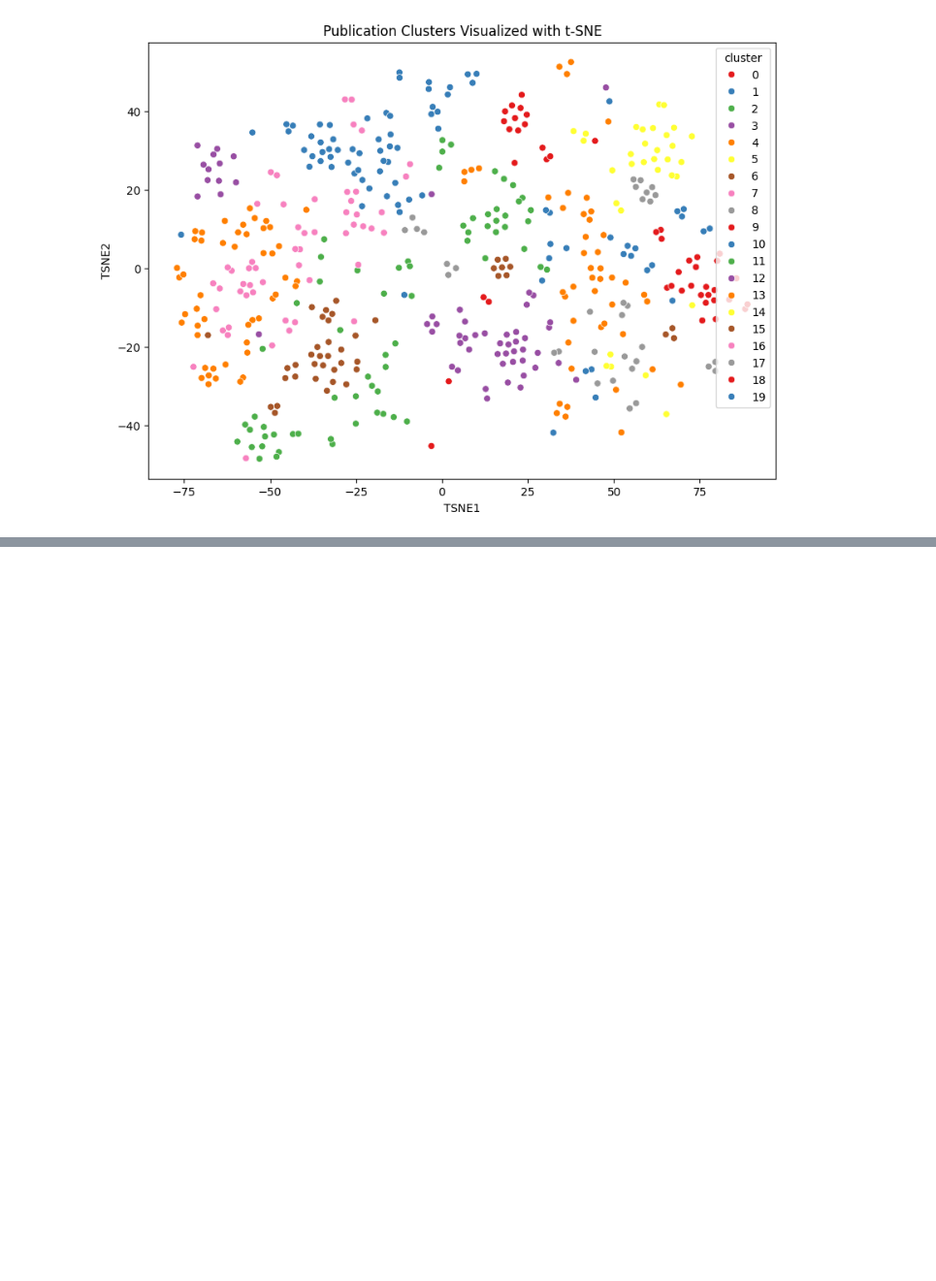
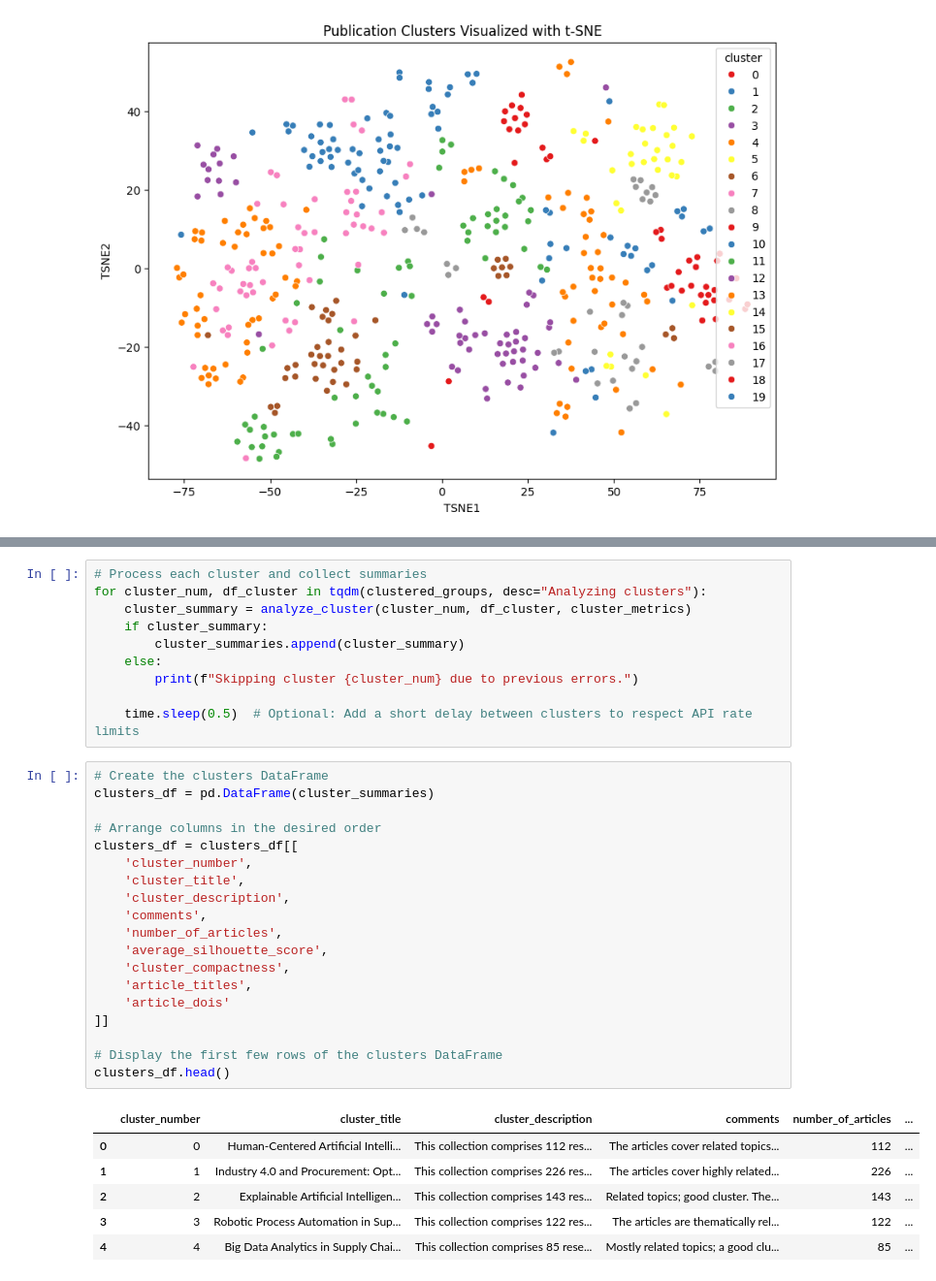
Before and after one commit to skazo4nick/tsi-sota-ai, a Jupyter notebook: notebooks/2_publications_clustering.ipynb, the cells around one changed output, grey strips where cells are left out. Shown at 97% size. Saved outputs shown, nothing was run; the diff lists cells and outputs as text; blank space fills up the shorter version.

```diff
--- a/notebooks/2_publications_clustering.ipynb
+++ b/notebooks/2_publications_clustering.ipynb
@@ -334,0 +938,36 @@ Abstract: Due to the huge surge in remote work all over the world caused by the
+# %%
+# Process each cluster and collect summaries
+for cluster_num, df_cluster in tqdm(clustered_groups, desc="Analyzing clusters"):
+    cluster_summary = analyze_cluster(cluster_num, df_cluster, cluster_metrics)
+    if cluster_summary:
+        cluster_summaries.append(cluster_summary)
+    else:
+        print(f"Skipping cluster {cluster_num} due to previous errors.")
+
+    time.sleep(0.5)  # Optional: Add a short delay between clusters to respect API rate limits
+# %%
+# Create the clusters DataFrame
+clusters_df = pd.DataFrame(cluster_summaries)
+
+# Arrange columns in the desired order
+clusters_df = clusters_df[[
+    'cluster_number',
+    'cluster_title',
+    'cluster_description',
+    'comments',
+    'number_of_articles',
+    'average_silhouette_score',
+    'cluster_compactness',
+    'article_titles',
+    'article_dois'
+]]
+
+# Display the first few rows of the clusters DataFrame
+clusters_df.head()
+# %% [output]
+|  | cluster_number | cluster_title | cluster_description | comments | number_of_articles | ... |
+| 0 | 0 | Human-Centered Artificial Intelli... | This collection comprises 112 res... | The articles cover related topics... | 112 | ... |
+| 1 | 1 | Industry 4.0 and Procurement: Opt... | This collection comprises 226 res... | The articles cover highly related... | 226 | ... |
+| 2 | 2 | Explainable Artificial Intelligen... | This collection comprises 143 res... | Related topics; good cluster. The... | 143 | ... |
+| 3 | 3 | Robotic Process Automation in Sup... | This collection comprises 122 res... | The articles are thematically rel... | 122 | ... |
+| 4 | 4 | Big Data Analytics in Supply Chai... | This collection comprises 85 rese... | Mostly related topics; a good clu... | 85 | ... |
```
Also changed, not shown: parts of 31 cells of this notebook, 3 other files.
